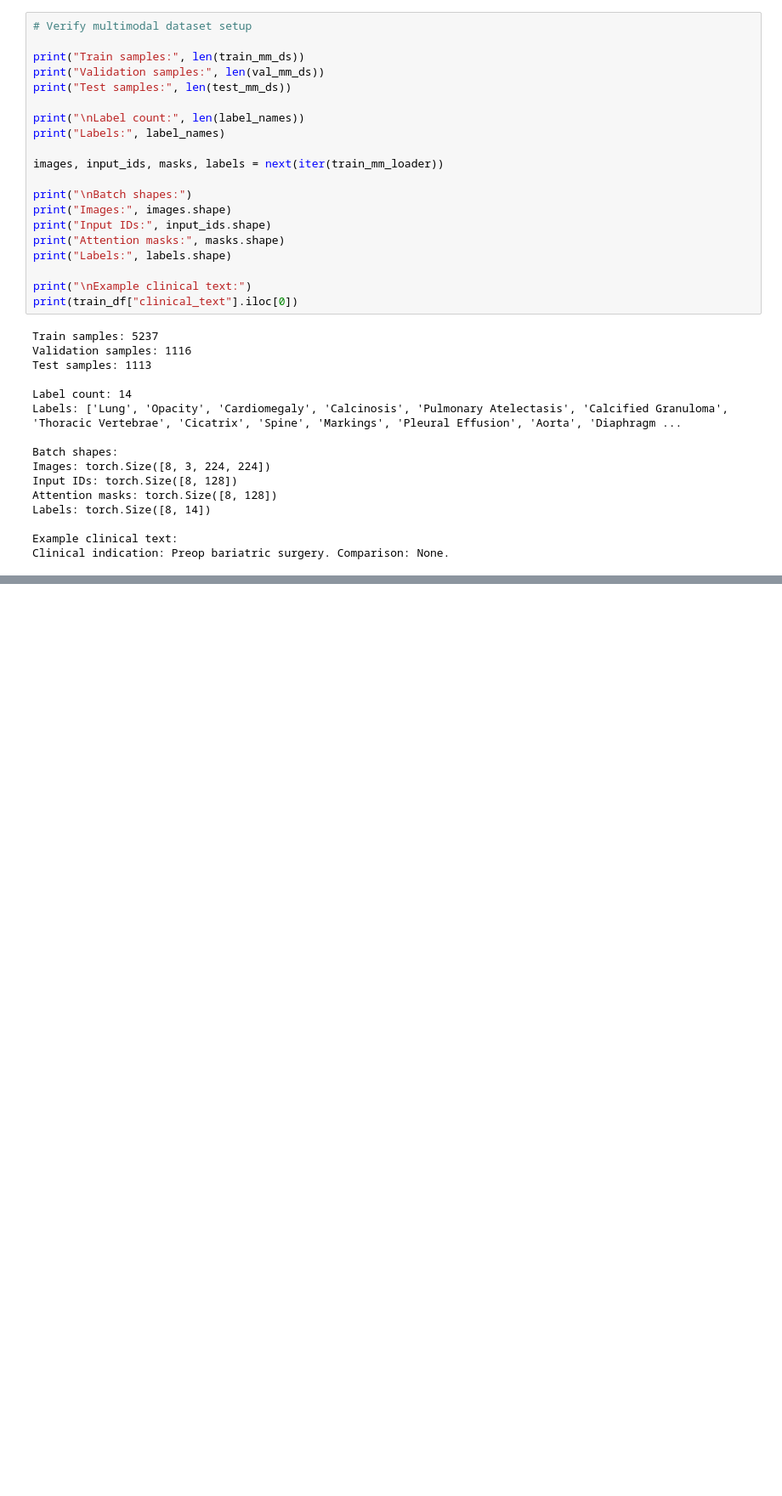
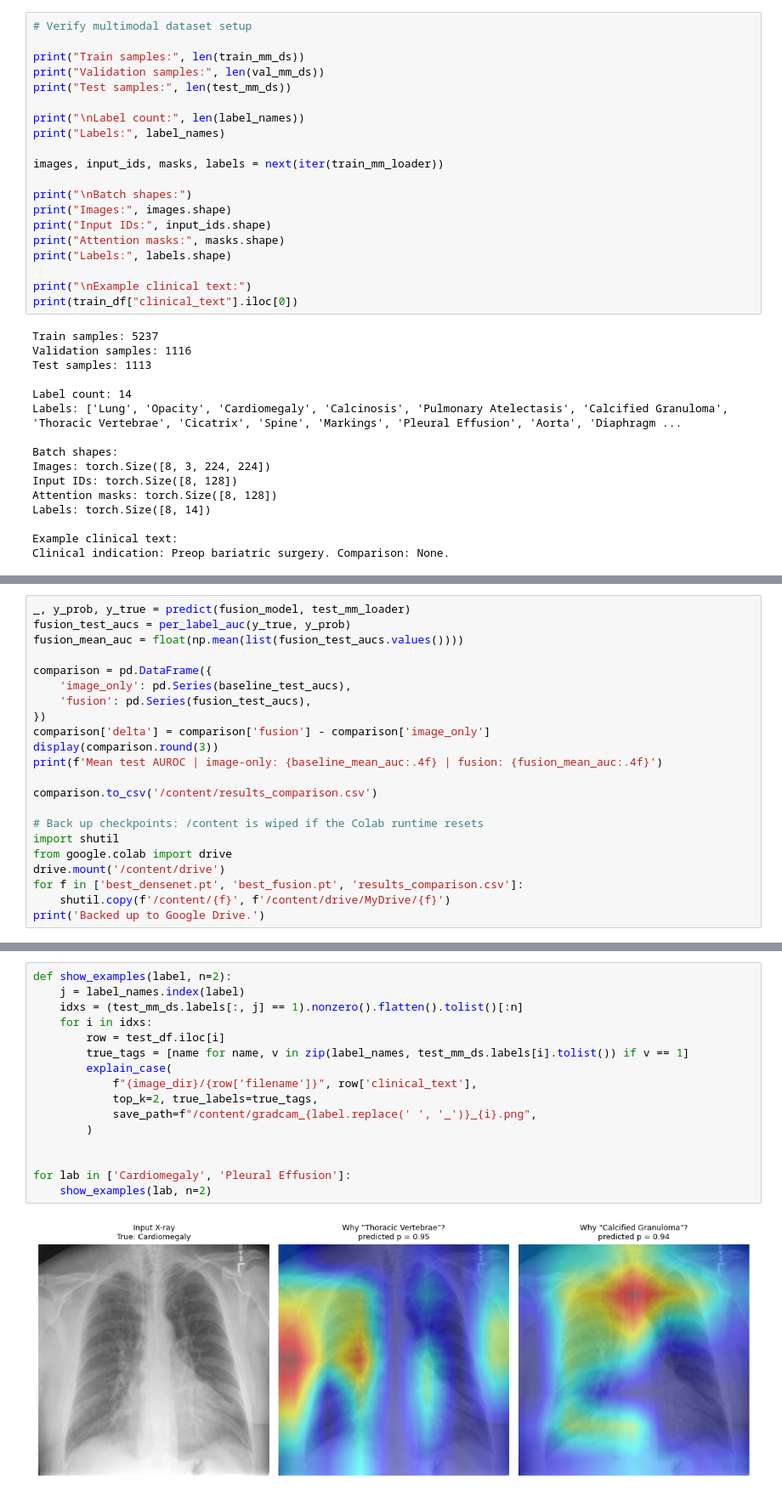
Before and after one commit to rishabh197198/MULTIMODEL-AI-BASED-CDSS, a Jupyter notebook: multimodal_cdss.ipynb, the cells around one changed output, grey strips where cells are left out. Shown at 85% size. Drawn from its saved outputs; the diff is of its cells as text; blank space fills up the shorter version.

```diff
--- a/multimodal_cdss.ipynb
+++ b/multimodal_cdss.ipynb
@@ -660,0 +843,22 @@ Clinical indication: Preop bariatric surgery. Comparison: None.
+# %%
+_, y_prob, y_true = predict(fusion_model, test_mm_loader)
+fusion_test_aucs = per_label_auc(y_true, y_prob)
+fusion_mean_auc = float(np.mean(list(fusion_test_aucs.values())))
+
+comparison = pd.DataFrame({
+    'image_only': pd.Series(baseline_test_aucs),
+    'fusion': pd.Series(fusion_test_aucs),
+})
+comparison['delta'] = comparison['fusion'] - comparison['image_only']
+display(comparison.round(3))
+print(f'Mean test AUROC | image-only: {baseline_mean_auc:.4f} | fusion: {fusion_mean_auc:.4f}')
+
+comparison.to_csv('/content/results_comparison.csv')
+
+# Back up checkpoints: /content is wiped if the Colab runtime resets
+import shutil
+from google.colab import drive
+drive.mount('/content/drive')
+for f in ['best_densenet.pt', 'best_fusion.pt', 'results_comparison.csv']:
+    shutil.copy(f'/content/{f}', f'/content/drive/MyDrive/{f}')
+print('Backed up to Google Drive.')
@@ -660,0 +1035,18 @@ Clinical indication: Preop bariatric surgery. Comparison: None.
+# %%
+def show_examples(label, n=2):
+    j = label_names.index(label)
+    idxs = (test_mm_ds.labels[:, j] == 1).nonzero().flatten().tolist()[:n]
+    for i in idxs:
+        row = test_df.iloc[i]
+        true_tags = [name for name, v in zip(label_names, test_mm_ds.labels[i].tolist()) if v == 1]
+        explain_case(
+            f"{image_dir}/{row['filename']}", row['clinical_text'],
+            top_k=2, true_labels=true_tags,
+            save_path=f"/content/gradcam_{label.replace(' ', '_')}_{i}.png",
+        )
+
+
+for lab in ['Cardiomegaly', 'Pleural Effusion']:
+    show_examples(lab, n=2)
+# %% [output]
+[figure, added]
```
Also changed, not shown: parts of 19 cells of this notebook.
